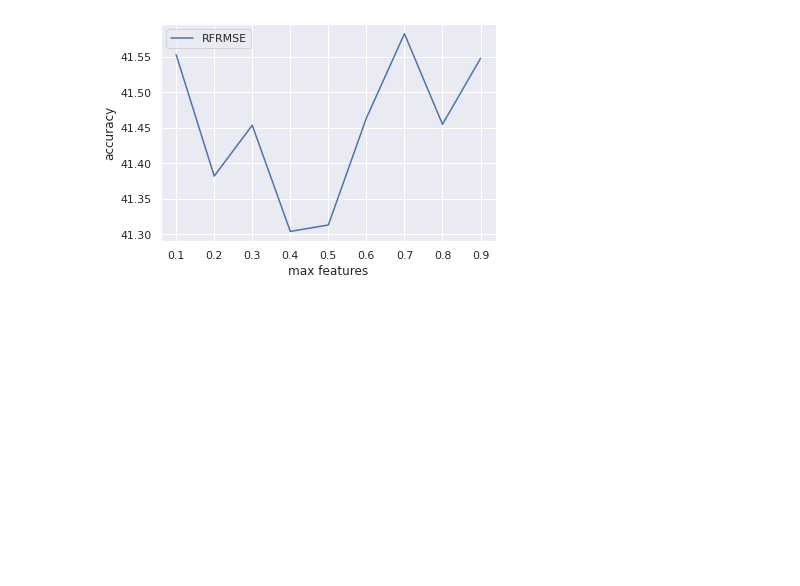
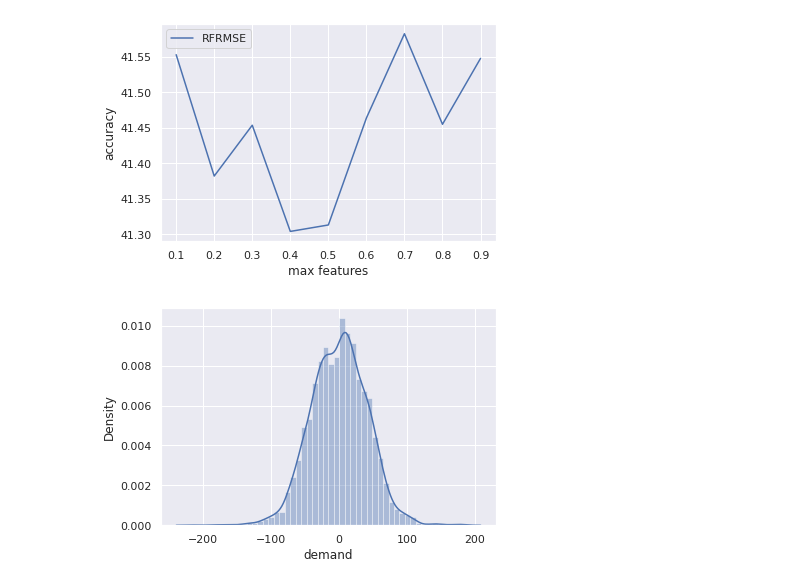
Before and after one commit to sarkar2527/DSAP, a Jupyter notebook: AVH_Car_Rental.ipynb, the cells around one changed output. Saved outputs shown, nothing was run; the diff lists cells and outputs as text; code cells hidden in the pictures; blank space fills up the shorter version.

```diff
--- a/AVH_Car_Rental.ipynb
+++ b/AVH_Car_Rental.ipynb
@@ -292,3 +290,8 @@ plt.legend()
 # %% [output]
 <matplotlib.legend.Legend at 0x...>
 [figure]
+# %%
+sns.distplot(y_test-y_pred_rf)
+plt.show()
+# %% [output]
+[figure, added]
```
Also changed, not shown: parts of 2 cells of this notebook.
